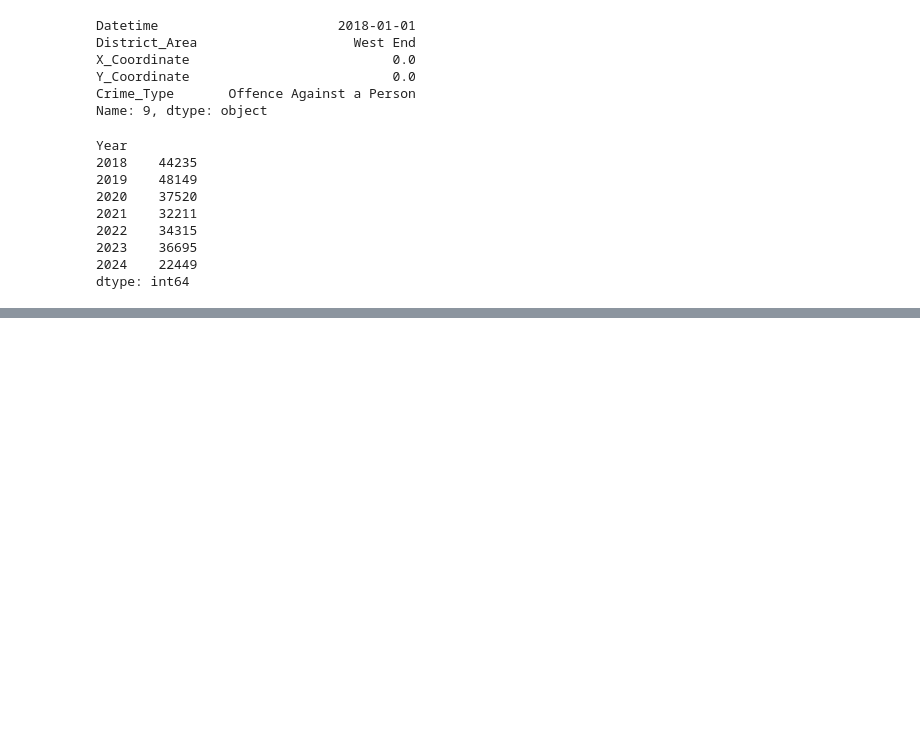
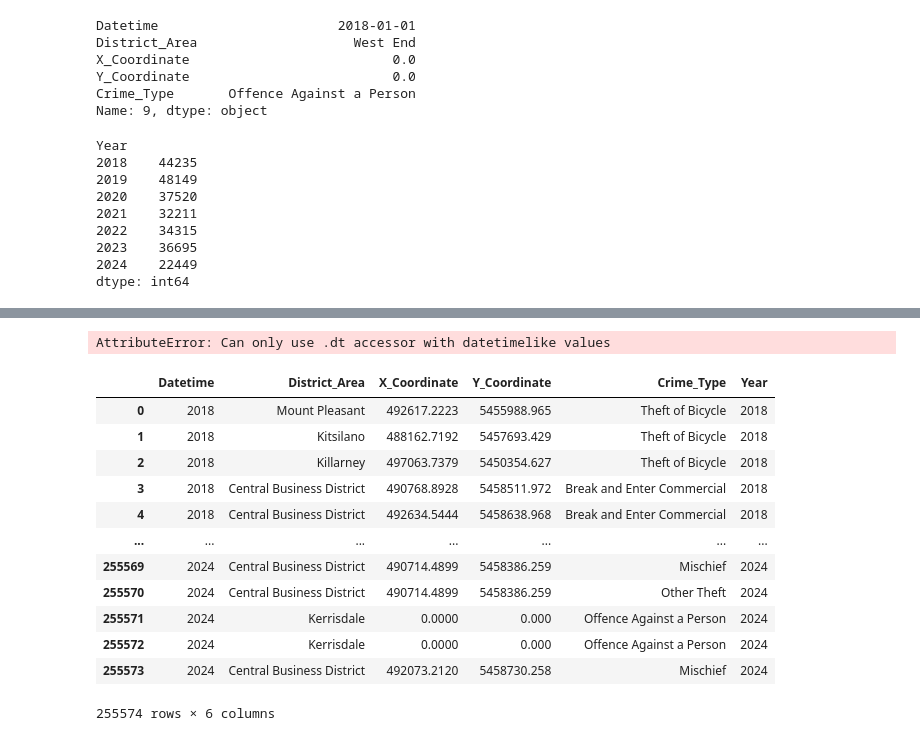
Before and after one commit to Sunvat/Data-Engineering-Projects, a Jupyter notebook: Crime Analysis/Crime Analysis.ipynb, the cells around one changed output, grey strips where cells are left out. Saved outputs shown, nothing was run; the diff lists cells and outputs as text; code cells hidden in the pictures; blank space fills up the shorter version.

```diff
--- a/Crime Analysis/Crime Analysis.ipynb
+++ b/Crime Analysis/Crime Analysis.ipynb
@@ -70 +69,23 @@ Text(0.5, 1.0, 'Crime Across the Years (2018-2024) in Vancouver')
 [figure]
+# %%
+#various crimes accross the years
+#1. add just year to the data frame
+crime_data['Datetime'] = crime_data['Datetime'].dt.year
+# %% [output]
+AttributeError: Can only use .dt accessor with datetimelike values
+# %%
+crime_data
+# %% [output]
+|  | Datetime | District_Area | X_Coordinate | Y_Coordinate | Crime_Type | Year |
+| 0 | 2018 | Mount Pleasant | 492617.2223 | 5455988.965 | Theft of Bicycle | 2018 |
+| 1 | 2018 | Kitsilano | 488162.7192 | 5457693.429 | Theft of Bicycle | 2018 |
+| 2 | 2018 | Killarney | 497063.7379 | 5450354.627 | Theft of Bicycle | 2018 |
+| 3 | 2018 | Central Business District | 490768.8928 | 5458511.972 | Break and Enter Commercial | 2018 |
+| 4 | 2018 | Central Business District | 492634.5444 | 5458638.968 | Break and Enter Commercial | 2018 |
+| ... | ... | ... | ... | ... | ... | ... |
+| 255569 | 2024 | Central Business District | 490714.4899 | 5458386.259 | Mischief | 2024 |
+| 255570 | 2024 | Central Business District | 490714.4899 | 5458386.259 | Other Theft | 2024 |
+| 255571 | 2024 | Kerrisdale | 0.0000 | 0.000 | Offence Against a Person | 2024 |
+| 255572 | 2024 | Kerrisdale | 0.0000 | 0.000 | Offence Against a Person | 2024 |
+| 255573 | 2024 | Central Business District | 492073.2120 | 5458730.258 | Mischief | 2024 |
+255574 rows × 6 columns
```
Also changed, not shown: parts of 4 cells of this notebook.
